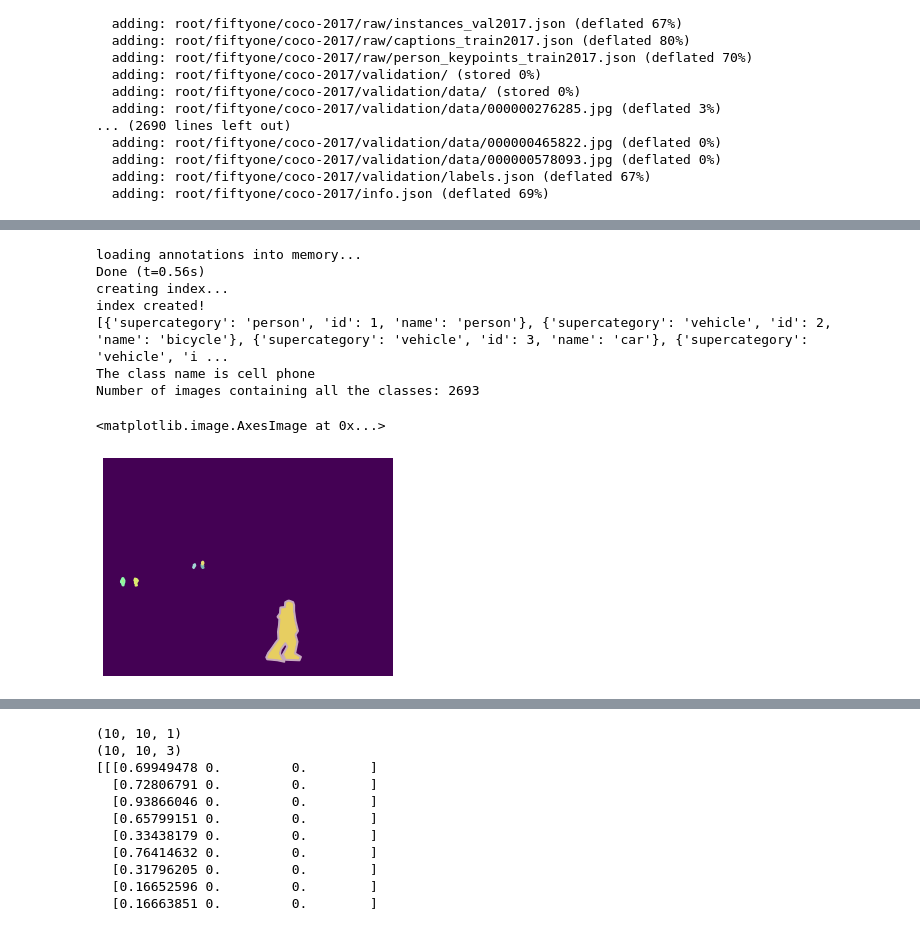
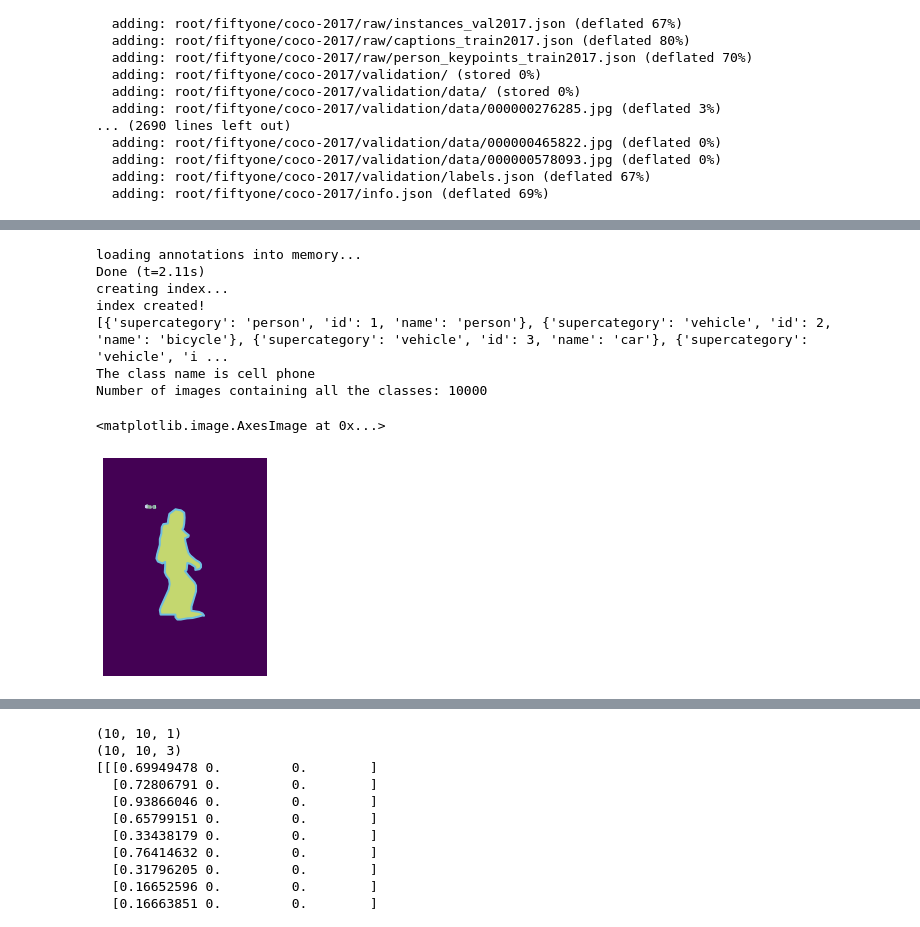
Before and after one commit to Googeenot/Neural-Emotions, a Jupyter notebook: Emotions.ipynb, the cells around one changed output, grey strips where cells are left out. Saved outputs shown, nothing was run; the diff lists cells and outputs as text; code cells hidden in the pictures.

```diff
--- a/Emotions.ipynb
+++ b/Emotions.ipynb
@@ -117,7 +135,7 @@ import matplotlib.gridspec as gridspec
 # %matplotlib inline # зачем?
 
 dataDir='/root/fiftyone/coco-2017'
-dataType='validation'
+dataType='train'
 annFile='{}/{}/labels.json'.format(dataDir,dataType)
 
 # Initialize the COCO api for instance annotations
@@ -139,36 +157,36 @@ print('The class name is', getClassName(77, cats))
 # Define the classes (out of the 81) which you want to see. Others will not be shown.
 filterClasses = ['person']
 
 # Fetch class IDs only corresponding to the filterClasses
 catIds = coco.getCatIds(catNms=filterClasses)
 # Get all images containing the above Category IDs
 imgIds = coco.getImgIds(catIds=catIds)
 print("Number of images containing all the classes:", len(imgIds))
 
 # load and display a random image
 img = coco.loadImgs(imgIds[np.random.randint(0,len(imgIds))])[0]
 I = io.imread('{}/{}/data/{}'.format(dataDir, dataType, img['file_name']))/255.0
 
 plt.imshow(I)
 plt.axis('off')
 annIds = coco.getAnnIds(imgIds=img['id'], catIds=catIds, iscrowd=None)
 anns = coco.loadAnns(annIds)
 coco.showAnns(anns)
 
 mask = np.zeros((img['height'],img['width']))
 for i in range(len(anns)):
     mask = np.maximum(coco.annToMask(anns[i]), mask)
 plt.imshow(mask)
 # %% [output]
 loading annotations into memory...
-Done (t=0.56s)
+Done (t=2.11s)
 creating index...
 index created!
 [{'supercategory': 'person', 'id': 1, 'name': 'person'}, {'supercategory': 'vehicle', 'id': 2, 'name': 'bicycle'}, {'supercategory': 'vehicle', 'id': 3, 'name': 'car'}, {'supercategory': 'vehicle', 'i ...
 The class name is cell phone
-Number of images containing all the classes: 2693
+Number of images containing all the classes: 10000
 <matplotlib.image.AxesImage at 0x...>
-[figure, old version]
+[figure, new version]
 # %%
 import os
 import sys
```
Also changed, not shown: parts of 8 cells of this notebook.
